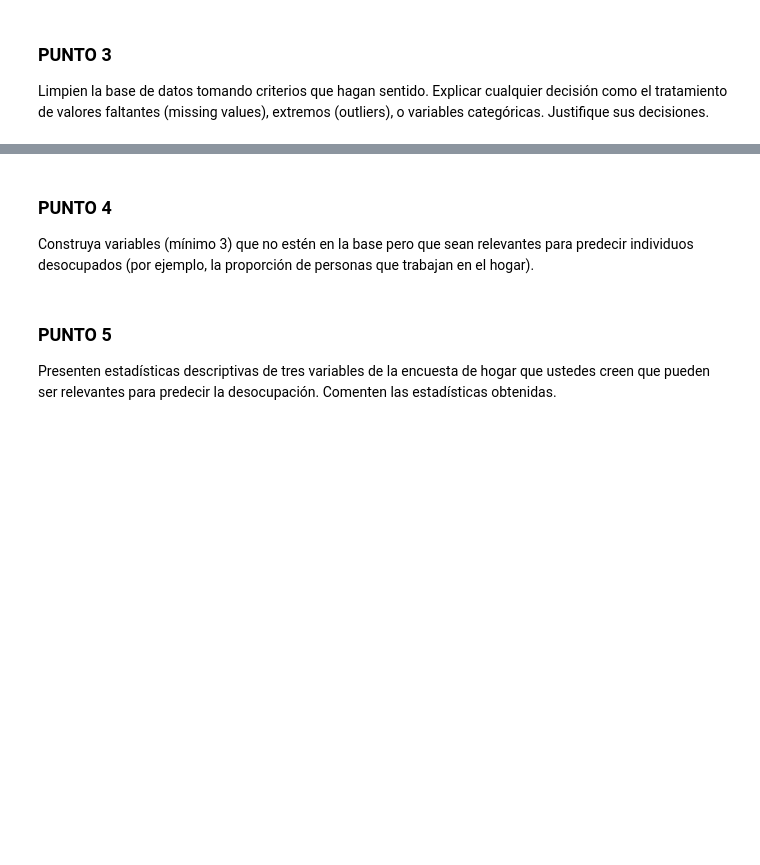
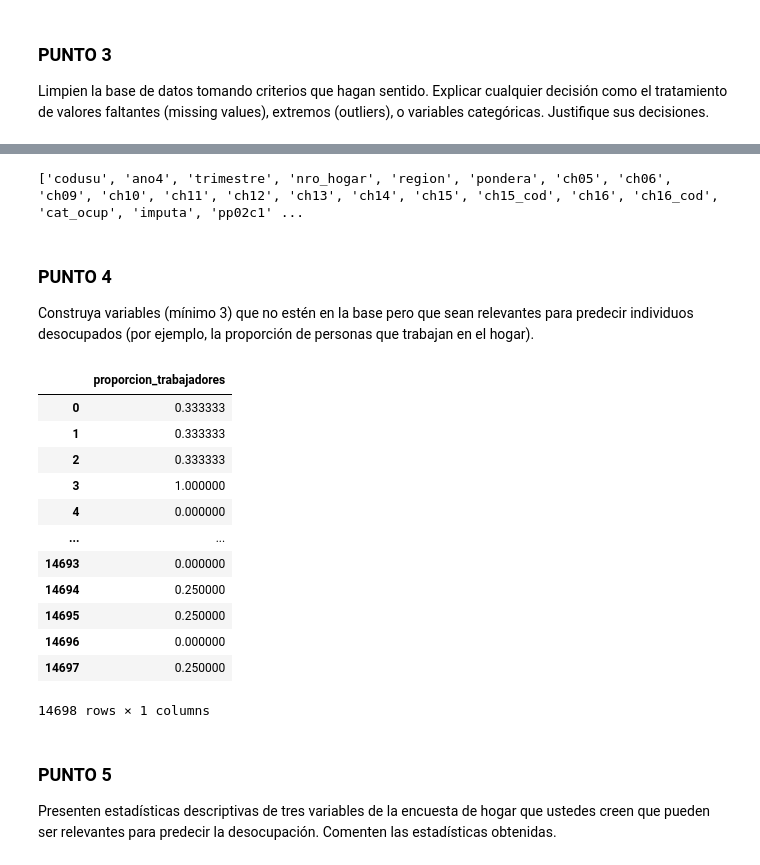
Before and after one commit to AngelaNavajas/CC408-T1-4, a Jupyter notebook: TP4/TP4.ipynb, the cells around one changed output, grey strips where cells are left out. Cells and saved outputs as stored; diff of their text form; code cells hidden in the pictures; blank space fills up the shorter version.

```diff
--- a/TP4/TP4.ipynb
+++ b/TP4/TP4.ipynb
@@ -226,6 +456,32 @@ Maximo: 98.00
+# %%
+print(base_limpieza.columns.tolist())
+# %% [output]
+['codusu', 'ano4', 'trimestre', 'nro_hogar', 'region', 'pondera', 'ch05', 'ch06', 'ch09', 'ch10', 'ch11', 'ch12', 'ch13', 'ch14', 'ch15', 'ch15_cod', 'ch16', 'ch16_cod', 'cat_ocup', 'imputa', 'pp02c1' ...
 # %% [markdown]
 ### PUNTO 4
 Construya variables (mínimo 3) que no estén en la base pero que sean relevantes para predecir individuos desocupados (por ejemplo, la proporción de personas que trabajan en el hogar).
+# %%
+# Crear una variable que indique si la persona está ocupada (estado_1)
+base_limpieza['trabajadores_hogar'] = base_limpieza['estado_1'].apply(lambda x: 1 if x == 1 else 0)
+
+# Calcular la proporción de trabajadores en el hogar
+base_limpieza['proporcion_trabajadores'] = base_limpieza['trabajadores_hogar'] / base_limpieza['ix_tot']
+
+base_limpieza[['proporcion_trabajadores']]
+# %% [output]
+|  | proporcion_trabajadores |
+| 0 | 0.333333 |
+| 1 | 0.333333 |
+| 2 | 0.333333 |
+| 3 | 1.000000 |
+| 4 | 0.000000 |
+| ... | ... |
+| 14693 | 0.000000 |
+| 14694 | 0.250000 |
+| 14695 | 0.250000 |
+| 14696 | 0.000000 |
+| 14697 | 0.250000 |
+14698 rows × 1 columns
 # %% [markdown]
 ### PUNTO 5
 Presenten estadísticas descriptivas de tres variables de la encuesta de hogar que ustedes creen que pueden ser relevantes para predecir la desocupación. Comenten las estadísticas obtenidas.
```
Also changed, not shown: parts of 18 cells of this notebook.
